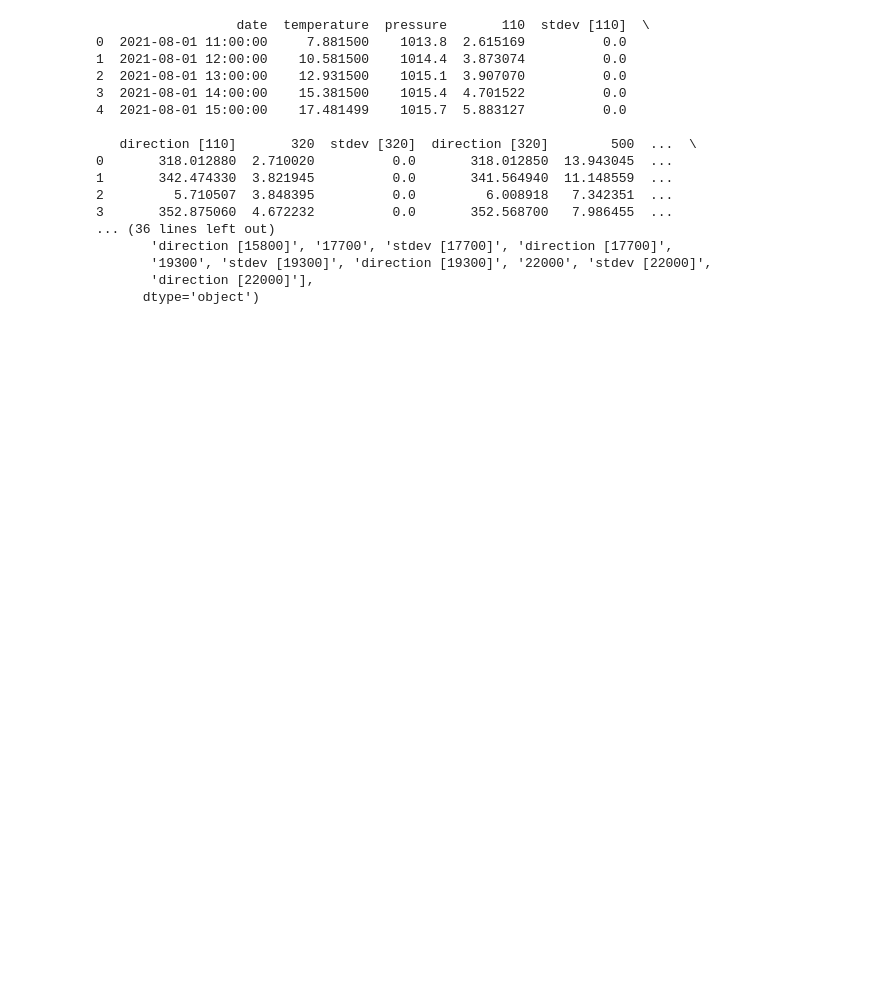
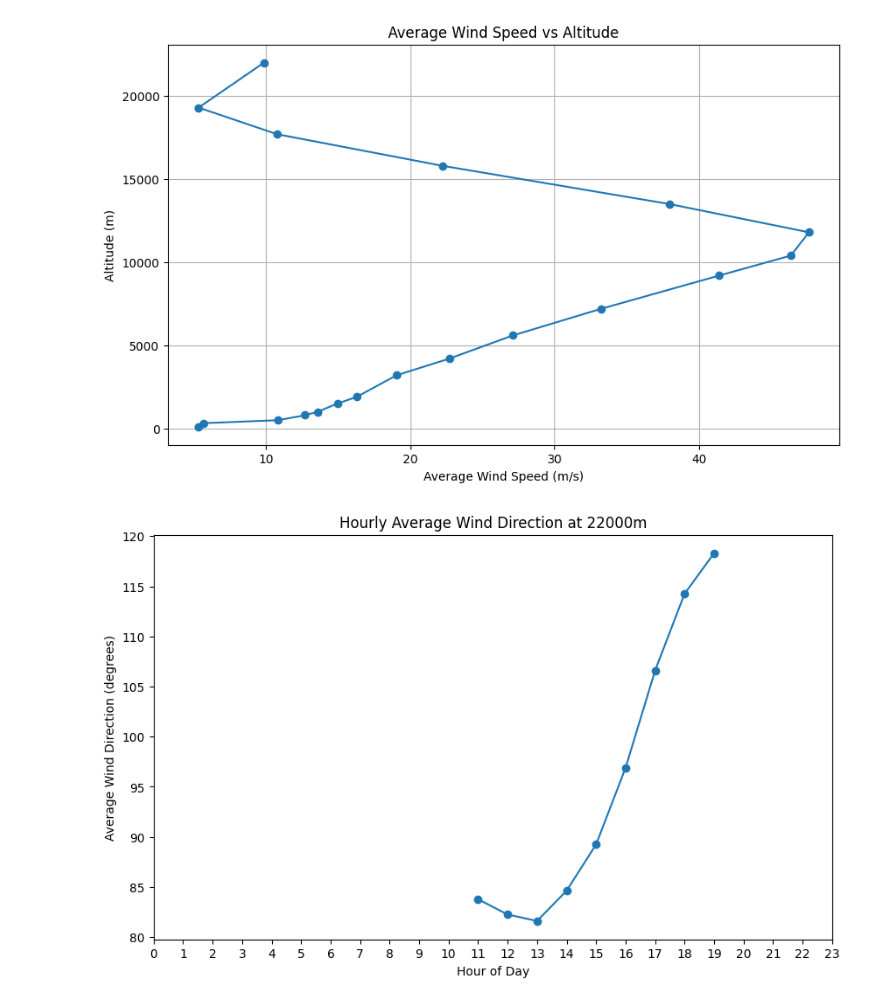
Before and after one commit to PatrickWang111/wind-altitude-profiling, a Jupyter notebook: dispersion_analysis.ipynb, the cells around one changed output. Saved outputs shown, nothing was run; the diff lists cells and outputs as text; code cells hidden in the pictures; blank space fills up the shorter version.

Commit message:
initial functions and graphs. includes average direction per time period, as well as degree to cardinal direction conversion

```diff
--- a/dispersion_analysis.ipynb
+++ b/dispersion_analysis.ipynb
@@ -1,4 +1,5 @@
 # %%
+import math
 import pandas as pd
 import numpy as np
 import matplotlib.pyplot as plt
@@ -8,24 +9,54 @@ from datetime import datetime
 
 df = pd.read_csv(r'c:\Users\patri\Downloads\sim_parameters_historical_combined.csv')
 
-print(df.head())
-print(df.shape)
-print(df.columns)
+direction = ['N', 'NE', 'E', 'SE', 'S', 'SW', 'W', 'NW']
+degree_list = [90, 110, 105]
+
+def average_direction(degree_list):
+    """Calculate the average direction in degrees from a list of degree values."""
+    sin_sum = sum(math.sin(math.radians(d)) for d in degree_list)
+    cos_sum = sum(math.cos(math.radians(d)) for d in degree_list)
+    sin_avg = sin_sum / len(degree_list)
+    cos_avg = cos_sum / len(degree_list)
+    avg_angle = math.degrees(math.atan2(sin_avg, cos_avg))
+    return avg_angle % 360
+# print(average_direction(degree_list))
+
+def cardinal_direction(degree):
+    """Convert a degree value to a cardinal direction."""
+    index = round(degree / 45) % 8
+    return direction[index]
+# print(cardinal_direction(average_direction(degree_list)))
-# %% [output]
-                  date  temperature  pressure       110  stdev [110]  \
-0  2021-08-01 11:00:00     7.881500    1013.8  2.615169          0.0
-1  2021-08-01 12:00:00    10.581500    1014.4  3.873074          0.0
-2  2021-08-01 13:00:00    12.931500    1015.1  3.907070          0.0
-3  2021-08-01 14:00:00    15.381500    1015.4  4.701522          0.0
-4  2021-08-01 15:00:00    17.481499    1015.7  5.883127          0.0
-
-   direction [110]       320  stdev [320]  direction [320]        500  ...  \
-0       318.012880  2.710020          0.0       318.012850  13.943045  ...
-1       342.474330  3.821945          0.0       341.564940  11.148559  ...
-2         5.710507  3.848395          0.0         6.008918   7.342351  ...
-3       352.875060  4.672232          0.0       352.568700   7.986455  ...
-... (36 lines left out)
-       'direction [15800]', '17700', 'stdev [17700]', 'direction [17700]',
-       '19300', 'stdev [19300]', 'direction [19300]', '22000', 'stdev [22000]',
-       'direction [22000]'],
-      dtype='object')
+# %%
+df['hour'] = pd.to_datetime(df['date'], format ='mixed').dt.hour
+df['date_only'] = pd.to_datetime(df['date'], format ='mixed').dt.date
+
+# Plot average wind speed vs altitude
+wind_speed_cols = [col for col in df.columns if 'stdev' not in col and 'direction' not in col and col not in ['date', 'temperature', 'pressure', 'hour', 'date_only']]
+avg_wind_speeds = df[wind_speed_cols].mean()
+altitudes = [int(col) for col in wind_speed_cols]
+
+plt.figure(figsize=(10, 6))
+plt.plot(avg_wind_speeds, altitudes, marker='o')
+plt.xlabel('Average Wind Speed (m/s)')
+plt.ylabel('Altitude (m)')
+plt.title('Average Wind Speed vs Altitude')
+plt.grid(True)
+plt.show()
+
+# Plot average wind direction at a specific altitude (e.g., 1000m) and time (e.g, 12:00)
+altitude = 22000
+direction_col = f'direction [{altitude}]'
+
+avg_direction_by_hour = df.groupby('hour')[direction_col].apply(lambda dirs: average_direction(dirs.tolist()))
+
+plt.figure(figsize=(10, 6))
+plt.plot(avg_direction_by_hour.index, avg_direction_by_hour.values, marker='o')
+plt.xlabel('Hour of Day')
+plt.ylabel('Average Wind Direction (degrees)')
+plt.title(f'Hourly Average Wind Direction at {altitude}m')
+plt.xticks(range(0, 24))
+plt.show()
+# %% [output]
+[figure, added]
+[figure, added]
```
